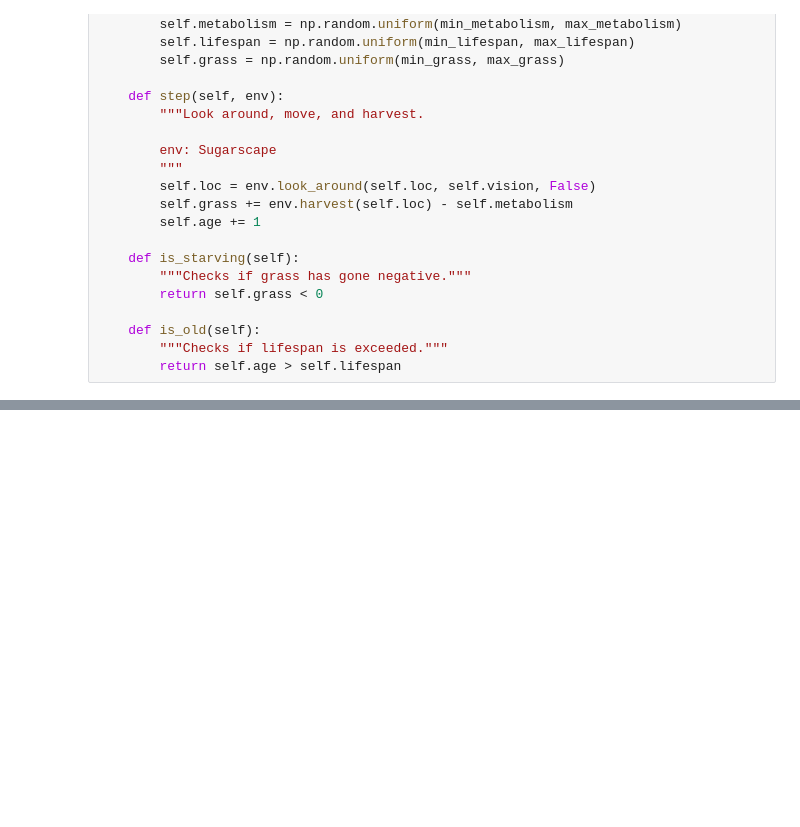
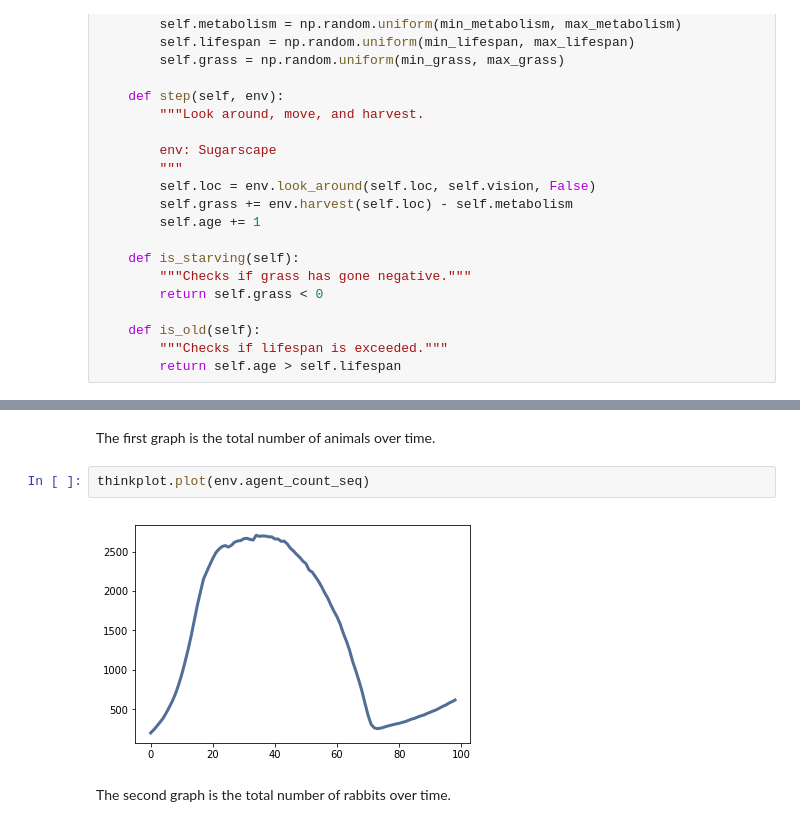
Before and after one commit to IanJaroszek/ComplexProject, a Jupyter notebook: Final_Project.ipynb, the cells around one changed output, grey strips where cells are left out. Saved outputs shown, nothing was run; the diff lists cells and outputs as text; blank space fills up the shorter version.

```diff
--- a/Final_Project.ipynb
+++ b/Final_Project.ipynb
@@ -399,0 +425,8 @@ viewer.draw()
+# %% [markdown]
+The first graph is the total number of animals over time.
+# %%
+thinkplot.plot(env.agent_count_seq)
+# %% [output]
+[figure, added]
+# %% [markdown]
+The second graph is the total number of rabbits over time.
```
Also changed, not shown: parts of 36 cells of this notebook.
